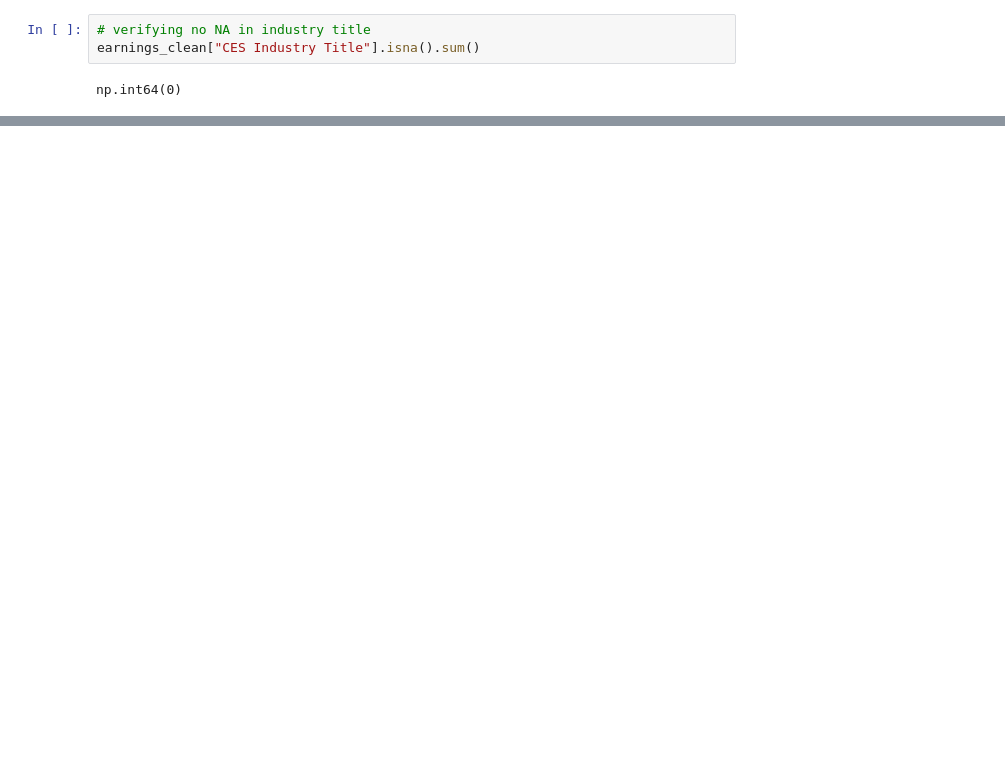
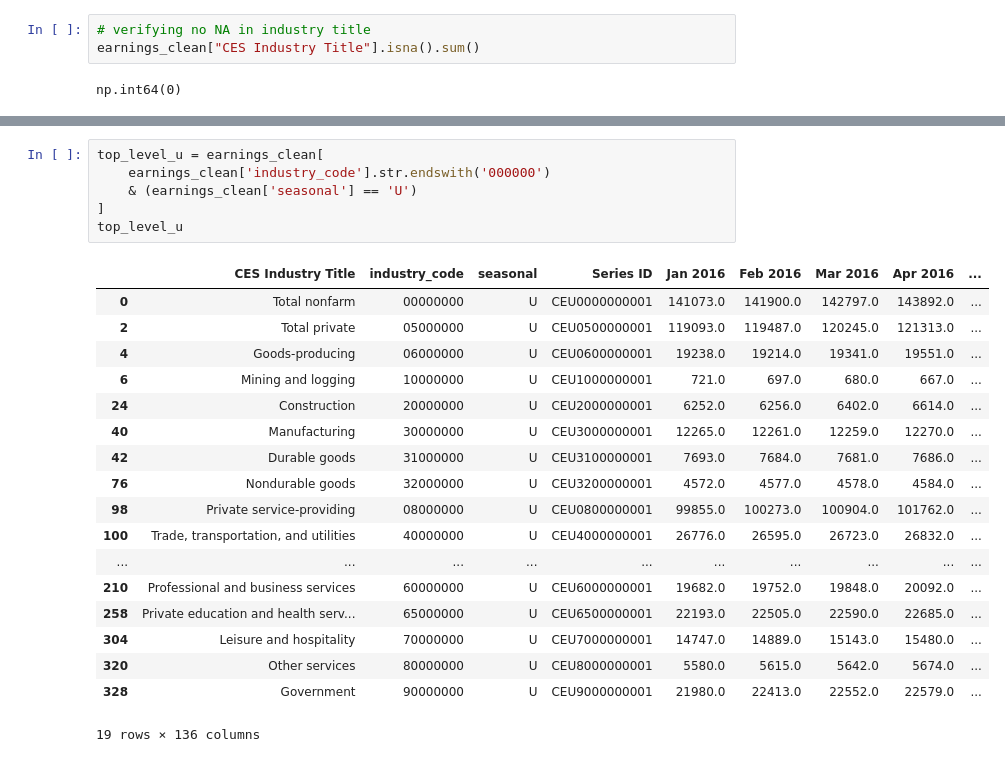
Before and after one commit to Raymay3/Inflation-Project, a Jupyter notebook: cw.ipynb, the cells around one changed output, grey strips where cells are left out. Saved outputs shown, nothing was run; the diff lists cells and outputs as text; blank space fills up the shorter version.

```diff
--- a/cw.ipynb
+++ b/cw.ipynb
@@ -120,0 +166,25 @@ np.int64(0)
+# %%
+top_level_u = earnings_clean[
+    earnings_clean['industry_code'].str.endswith('000000')
+    & (earnings_clean['seasonal'] == 'U')
+]
+top_level_u
+# %% [output]
+|  | CES Industry Title | industry_code | seasonal | Series ID | Jan 2016 | Feb 2016 | Mar 2016 | Apr 2016 | ... |
+| 0 | Total nonfarm | 00000000 | U | CEU0000000001 | 141073.0 | 141900.0 | 142797.0 | 143892.0 | ... |
+| 2 | Total private | 05000000 | U | CEU0500000001 | 119093.0 | 119487.0 | 120245.0 | 121313.0 | ... |
+| 4 | Goods-producing | 06000000 | U | CEU0600000001 | 19238.0 | 19214.0 | 19341.0 | 19551.0 | ... |
+| 6 | Mining and logging | 10000000 | U | CEU1000000001 | 721.0 | 697.0 | 680.0 | 667.0 | ... |
+| 24 | Construction | 20000000 | U | CEU2000000001 | 6252.0 | 6256.0 | 6402.0 | 6614.0 | ... |
+| 40 | Manufacturing | 30000000 | U | CEU3000000001 | 12265.0 | 12261.0 | 12259.0 | 12270.0 | ... |
+| 42 | Durable goods | 31000000 | U | CEU3100000001 | 7693.0 | 7684.0 | 7681.0 | 7686.0 | ... |
+| 76 | Nondurable goods | 32000000 | U | CEU3200000001 | 4572.0 | 4577.0 | 4578.0 | 4584.0 | ... |
+| 98 | Private service-providing | 08000000 | U | CEU0800000001 | 99855.0 | 100273.0 | 100904.0 | 101762.0 | ... |
+| 100 | Trade, transportation, and utilities | 40000000 | U | CEU4000000001 | 26776.0 | 26595.0 | 26723.0 | 26832.0 | ... |
+| ... | ... | ... | ... | ... | ... | ... | ... | ... | ... |
+| 210 | Professional and business services | 60000000 | U | CEU6000000001 | 19682.0 | 19752.0 | 19848.0 | 20092.0 | ... |
+| 258 | Private education and health serv... | 65000000 | U | CEU6500000001 | 22193.0 | 22505.0 | 22590.0 | 22685.0 | ... |
+| 304 | Leisure and hospitality | 70000000 | U | CEU7000000001 | 14747.0 | 14889.0 | 15143.0 | 15480.0 | ... |
+| 320 | Other services | 80000000 | U | CEU8000000001 | 5580.0 | 5615.0 | 5642.0 | 5674.0 | ... |
+| 328 | Government | 90000000 | U | CEU9000000001 | 21980.0 | 22413.0 | 22552.0 | 22579.0 | ... |
+19 rows × 136 columns
```
Also changed, not shown: parts of 21 cells of this notebook, 1 other file.
